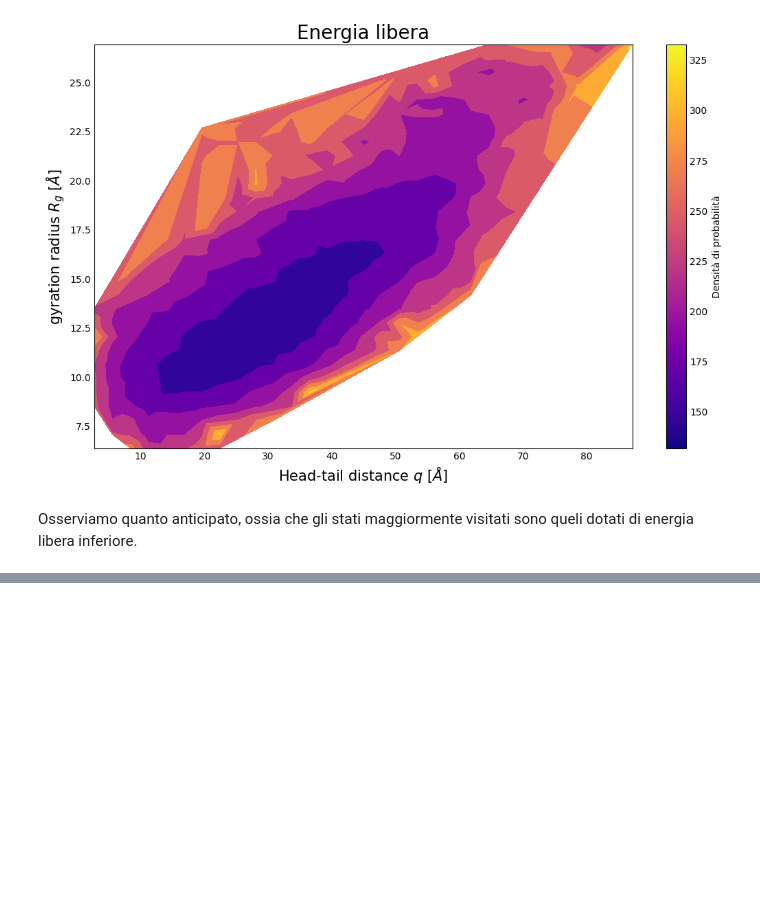
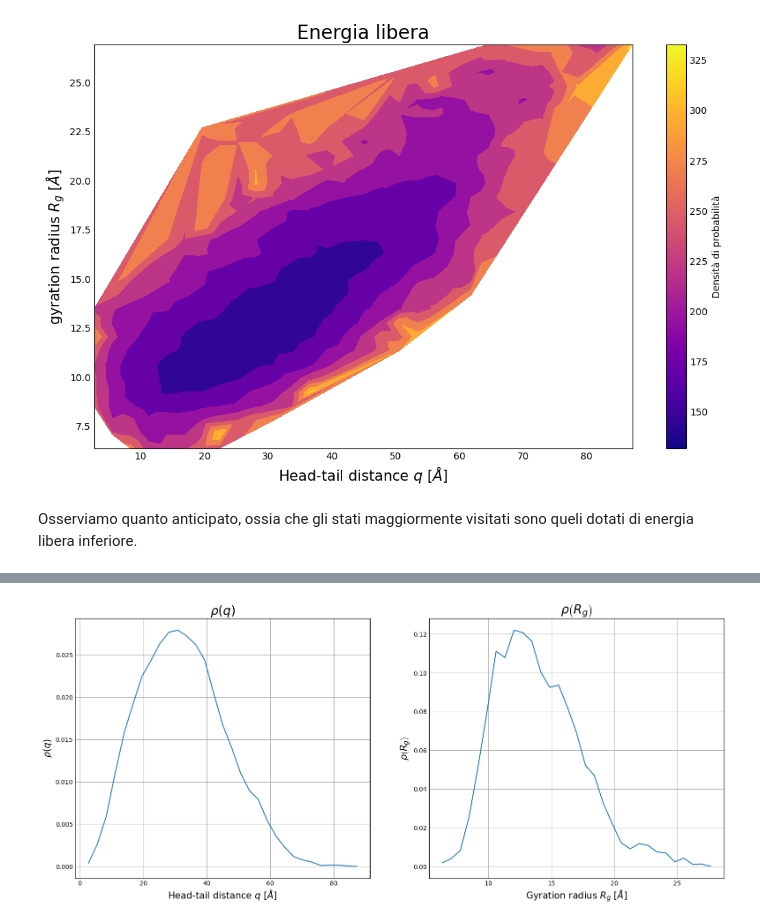
Before and after one commit to Negrini085/Simulazione-di-Materia-Condensata, a Jupyter notebook: md.8/esercitazione8.ipynb, the cells around one changed output, grey strips where cells are left out. Cells and saved outputs as stored; diff of their text form; code cells hidden in the pictures; blank space fills up the shorter version.

```diff
--- a/md.8/esercitazione8.ipynb
+++ b/md.8/esercitazione8.ipynb
@@ -158,0 +160,25 @@ Osserviamo quanto anticipato, ossia che gli stati maggiormente visitati sono que
+# %%
+fig = plt.figure(figsize=(15, 6))
+
+# Grafico 1 --> Marginalizzo su head-tail distance q
+ax1 = fig.add_subplot(1, 2, 1)
+bin_q = np.loadtxt('1D_q_binning.dat')
+ax1.plot(bin_q[:, 0], bin_q[:, 1])
+ax1.set_ylabel(r"$\rho\left(q\right)$", fontsize = 15)
+ax1.set_xlabel(r"Head-tail distance $q$ [$\AA$]", fontsize = 15)
+ax1.set_title(r"$\rho\left(q\right)$", fontsize = 20)
+ax1.grid(True)
+
+
+# Grafico 2 --> Marginalizzo su gyration radius
+ax2 = fig.add_subplot(1, 2, 2)
+bin_Rg = np.loadtxt('1D_Rg_binning.dat')
+ax2.plot(bin_Rg[:, 0], bin_Rg[:, 1])
+ax2.set_ylabel(r"$\rho\left(R_g\right)$", fontsize = 15)
+ax2.set_xlabel(r"Gyration radius $R_g$ [$\AA$]", fontsize = 15)
+ax2.set_title(r"$\rho\left(R_g\right)$", fontsize = 20)
+ax2.grid(True)
+
+plt.show()
+# %% [output]
+[figure, added]
```
Also changed, not shown: parts of 4 cells of this notebook, 2 other files.
